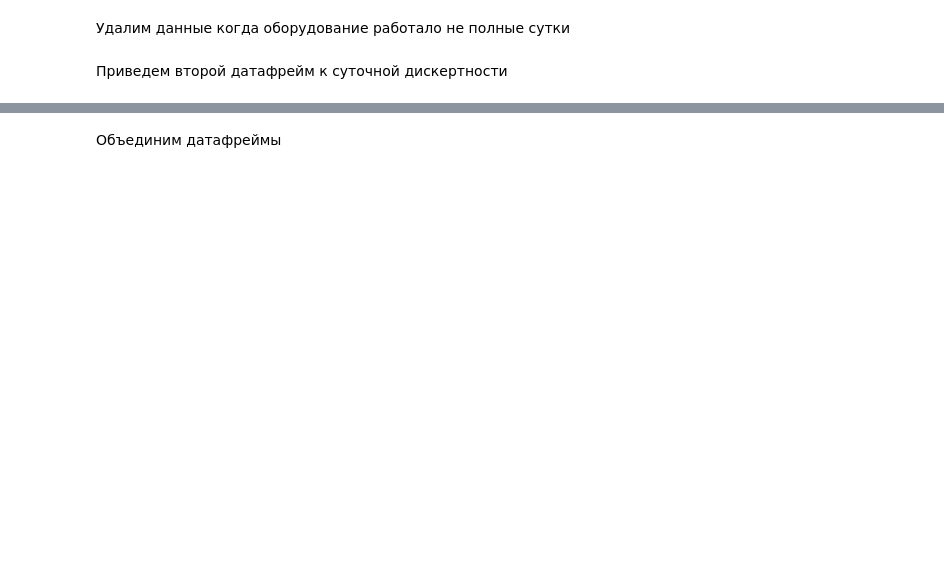
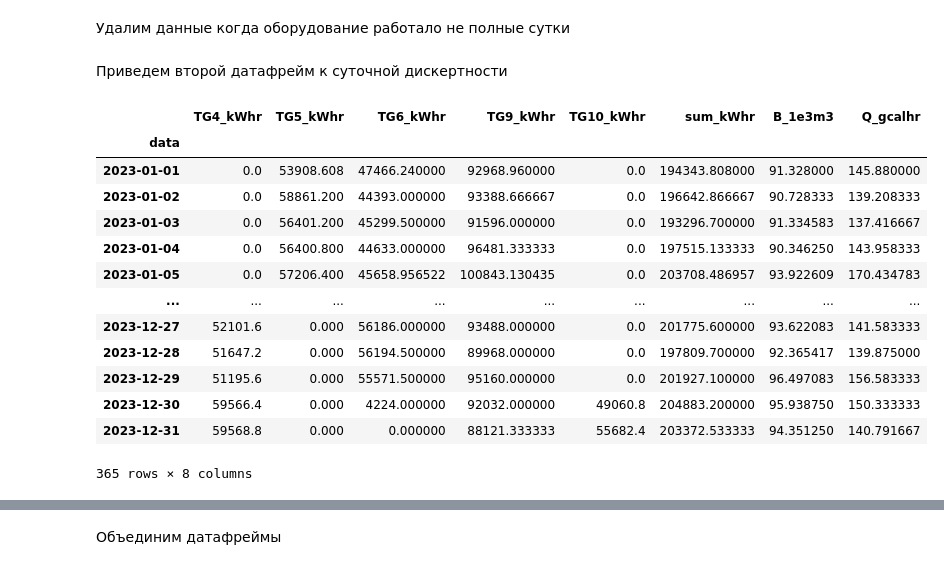
Before and after one commit to ArtyomShabunin/SMOPA-25, a Jupyter notebook: lesson_1.ipynb, the cells around one changed output, grey strips where cells are left out. Cells and saved outputs as stored; diff of their text form; code cells hidden in the pictures; blank space fills up the shorter version.

```diff
--- a/lesson_1.ipynb
+++ b/lesson_1.ipynb
@@ -913,5 +1014,19 @@ df2 = df2[df2['SB10'] != 2]
 # %% [markdown]
 Приведем второй датафрейм к суточной дискертности
 # %%
-df1 = df1.resample('1d').mean().loc[df2.index,:]
-df1.shape
+df1.resample('1d').mean()
+# %% [output]
+|  | TG4_kWhr | TG5_kWhr | TG6_kWhr | TG9_kWhr | TG10_kWhr | sum_kWhr | B_1e3m3 | Q_gcalhr |
+| data |  |  |  |  |  |  |  |  |
+| 2023-01-01 | 0.0 | 53908.608 | 47466.240000 | 92968.960000 | 0.0 | 194343.808000 | 91.328000 | 145.880000 |
+| 2023-01-02 | 0.0 | 58861.200 | 44393.000000 | 93388.666667 | 0.0 | 196642.866667 | 90.728333 | 139.208333 |
+| 2023-01-03 | 0.0 | 56401.200 | 45299.500000 | 91596.000000 | 0.0 | 193296.700000 | 91.334583 | 137.416667 |
+| 2023-01-04 | 0.0 | 56400.800 | 44633.000000 | 96481.333333 | 0.0 | 197515.133333 | 90.346250 | 143.958333 |
+| 2023-01-05 | 0.0 | 57206.400 | 45658.956522 | 100843.130435 | 0.0 | 203708.486957 | 93.922609 | 170.434783 |
+| ... | ... | ... | ... | ... | ... | ... | ... | ... |
+| 2023-12-27 | 52101.6 | 0.000 | 56186.000000 | 93488.000000 | 0.0 | 201775.600000 | 93.622083 | 141.583333 |
+| 2023-12-28 | 51647.2 | 0.000 | 56194.500000 | 89968.000000 | 0.0 | 197809.700000 | 92.365417 | 139.875000 |
+| 2023-12-29 | 51195.6 | 0.000 | 55571.500000 | 95160.000000 | 0.0 | 201927.100000 | 96.497083 | 156.583333 |
+| 2023-12-30 | 59566.4 | 0.000 | 4224.000000 | 92032.000000 | 49060.8 | 204883.200000 | 95.938750 | 150.333333 |
+| 2023-12-31 | 59568.8 | 0.000 | 0.000000 | 88121.333333 | 55682.4 | 203372.533333 | 94.351250 | 140.791667 |
+365 rows × 8 columns
```
Also changed, not shown: parts of 32 cells of this notebook.
